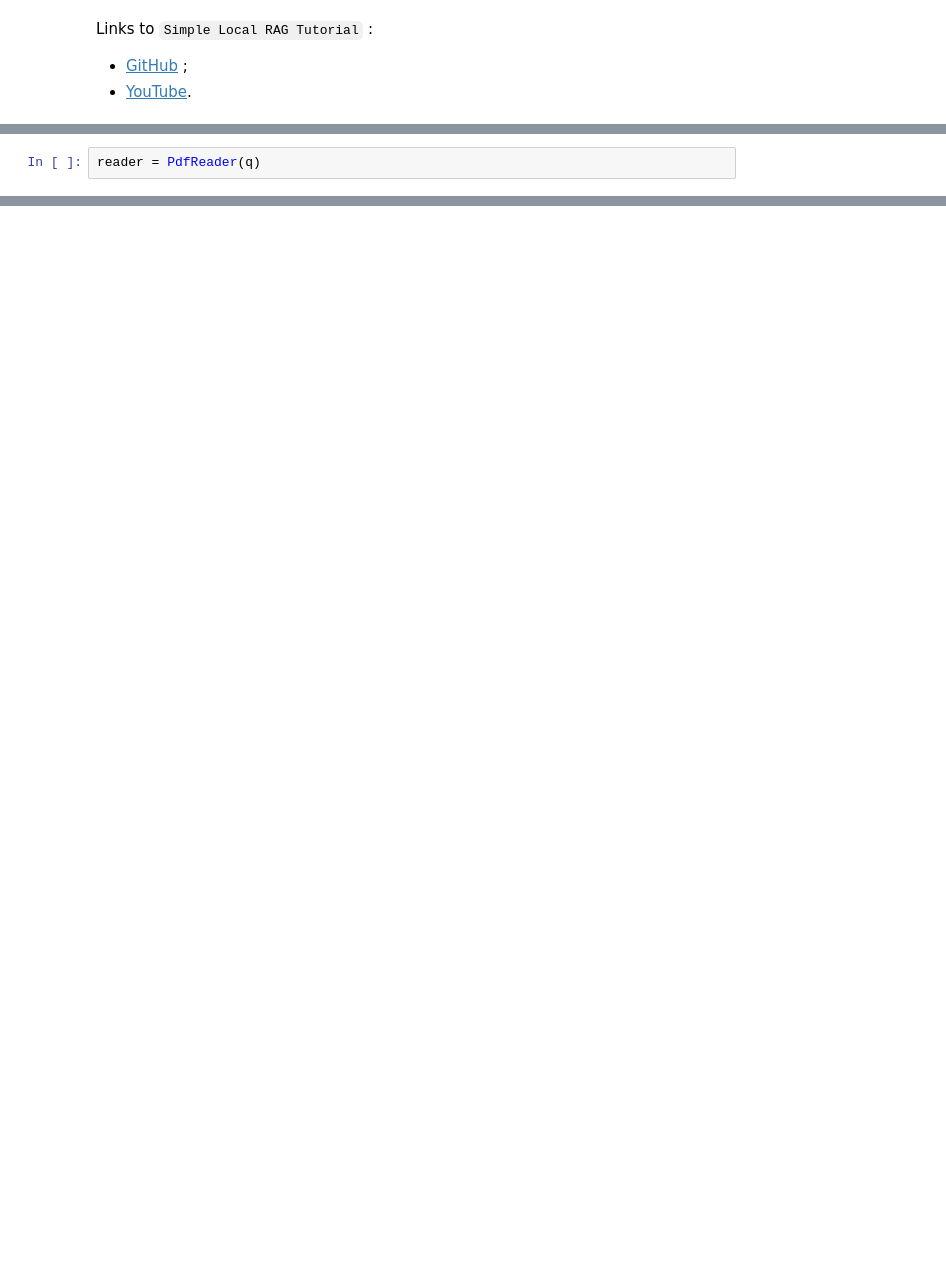
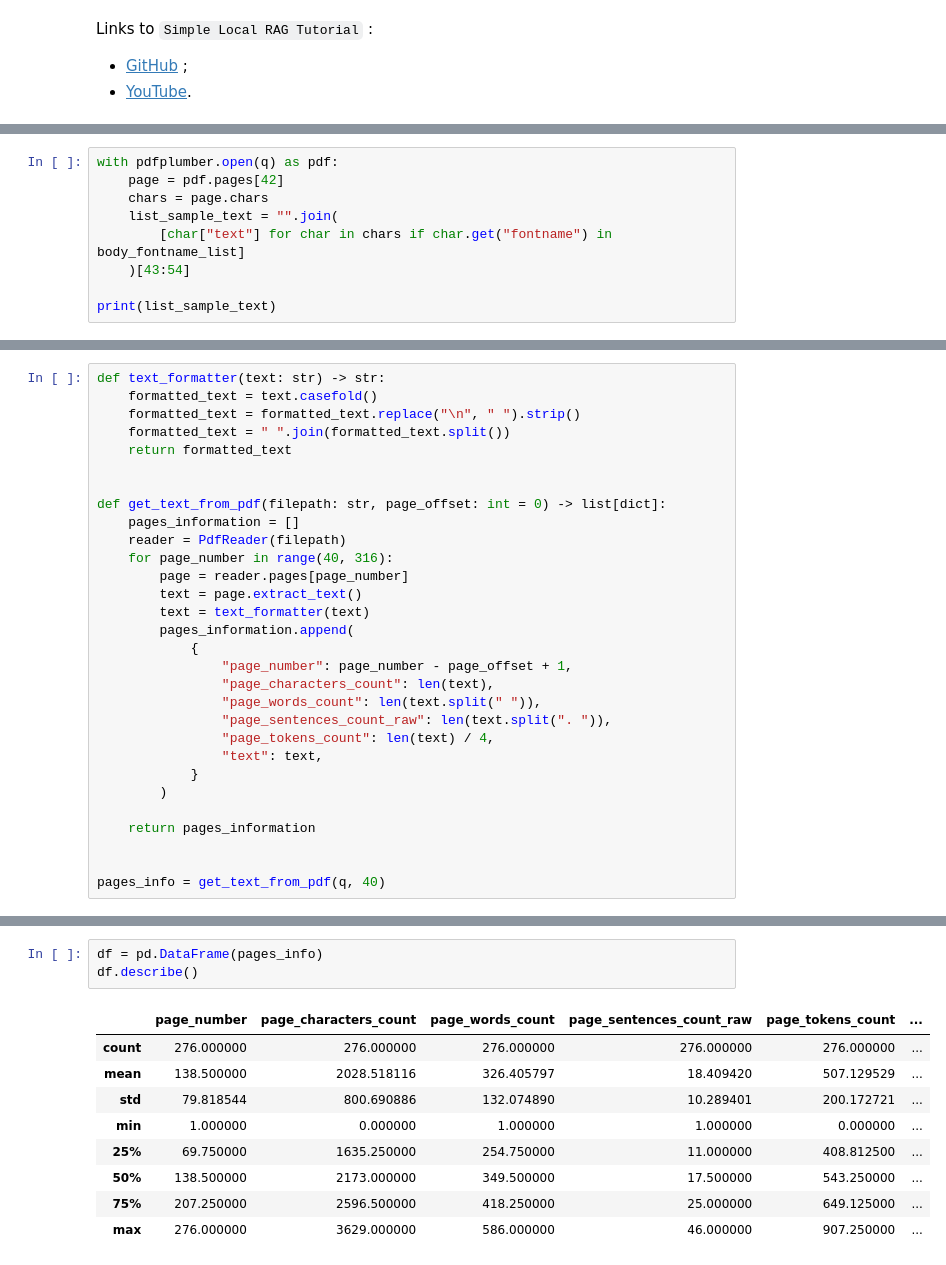
Before and after one commit to anquetos/gcp-professional-data-engineer-rag, a Jupyter notebook: test-pdf-import.ipynb, the cells around one changed output, grey strips where cells are left out. Cells and saved outputs as stored; diff of their text form; blank space fills up the shorter version.

Commit message:
Reorganise notebook, changed pdf extraction library and add post-processing text functions

```diff
--- a/test-pdf-import.ipynb
+++ b/test-pdf-import.ipynb
@@ -25,2 +8,0 @@ Pdf file path : '/home/anquetos/gcp-professional-data-engineer-rag/pdf/source.pd
-# %%
-reader = PdfReader(q)
@@ -71,0 +170,9 @@ followinG:
+# %%
+with pdfplumber.open(q) as pdf:
+    page = pdf.pages[42]
+    chars = page.chars
+    list_sample_text = "".join(
+        [char["text"] for char in chars if char.get("fontname") in body_fontname_list]
+    )[43:54]
+
+print(list_sample_text)
@@ -71,0 +294,30 @@ followinG:
+# %%
+def text_formatter(text: str) -> str:
+    formatted_text = text.casefold()
+    formatted_text = formatted_text.replace("\n", " ").strip()
+    formatted_text = " ".join(formatted_text.split())
+    return formatted_text
+
+
+def get_text_from_pdf(filepath: str, page_offset: int = 0) -> list[dict]:
+    pages_information = []
+    reader = PdfReader(filepath)
+    for page_number in range(40, 316):
+        page = reader.pages[page_number]
+        text = page.extract_text()
+        text = text_formatter(text)
+        pages_information.append(
+            {
+                "page_number": page_number - page_offset + 1,
+                "page_characters_count": len(text),
+                "page_words_count": len(text.split(" ")),
+                "page_sentences_count_raw": len(text.split(". ")),
+                "page_tokens_count": len(text) / 4,
+                "text": text,
+            }
+        )
+
+    return pages_information
+
+
+pages_info = get_text_from_pdf(q, 40)
@@ -71,0 +382,13 @@ followinG:
+# %%
+df = pd.DataFrame(pages_info)
+df.describe()
+# %% [output]
+|  | page_number | page_characters_count | page_words_count | page_sentences_count_raw | page_tokens_count | ... |
+| count | 276.000000 | 276.000000 | 276.000000 | 276.000000 | 276.000000 | ... |
+| mean | 138.500000 | 2028.518116 | 326.405797 | 18.409420 | 507.129529 | ... |
+| std | 79.818544 | 800.690886 | 132.074890 | 10.289401 | 200.172721 | ... |
+| min | 1.000000 | 0.000000 | 1.000000 | 1.000000 | 0.000000 | ... |
+| 25% | 69.750000 | 1635.250000 | 254.750000 | 11.000000 | 408.812500 | ... |
+| 50% | 138.500000 | 2173.000000 | 349.500000 | 17.500000 | 543.250000 | ... |
+| 75% | 207.250000 | 2596.500000 | 418.250000 | 25.000000 | 649.125000 | ... |
+| max | 276.000000 | 3629.000000 | 586.000000 | 46.000000 | 907.250000 | ... |
```
Also changed, not shown: parts of 68 cells of this notebook.
